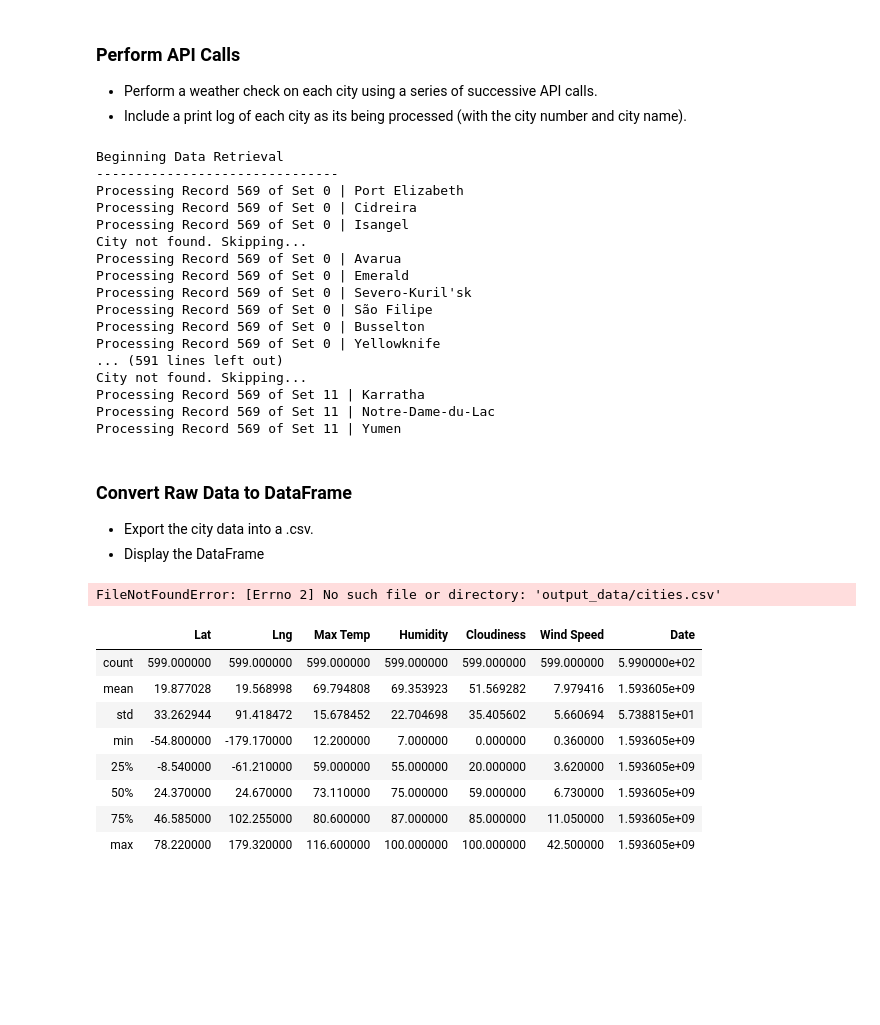
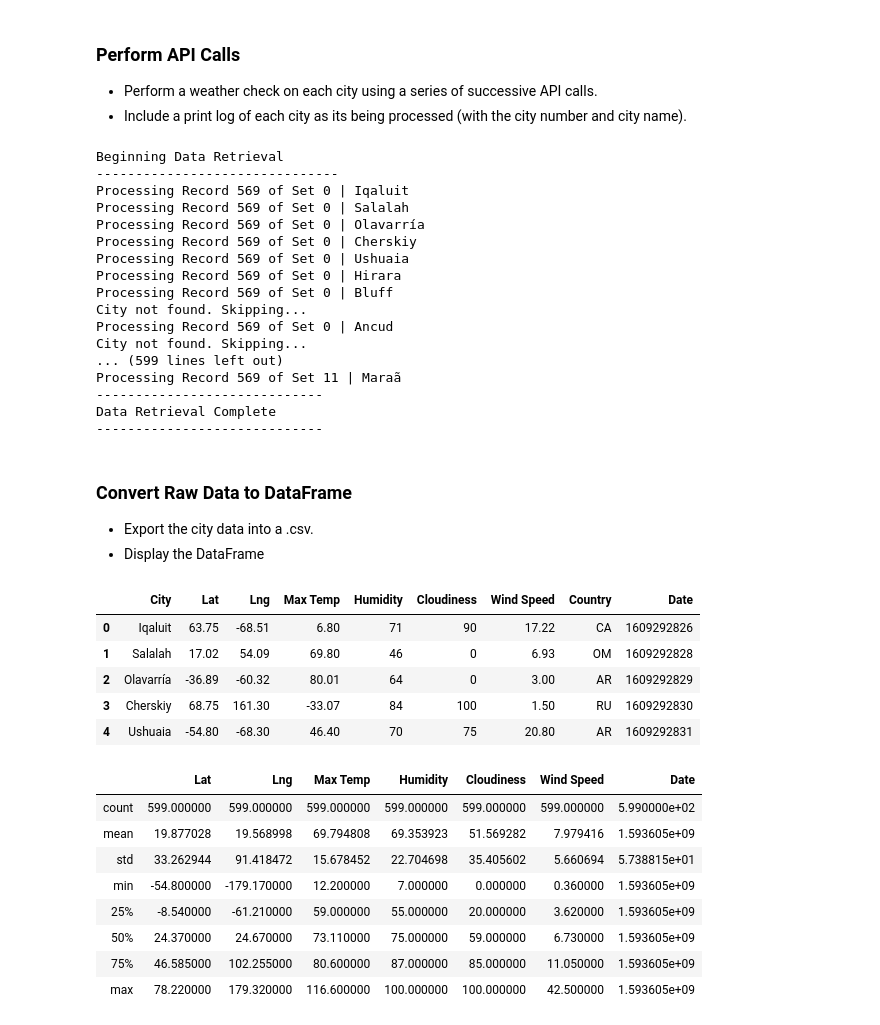
Before and after one commit to JRandle23/Python-API-Challenge, a Jupyter notebook: WeatherPy/WeatherPy.ipynb, the cells around one changed output. Cells and saved outputs as stored; diff of their text form; code cells hidden in the pictures; blank space fills up the shorter version.

```diff
--- a/WeatherPy/WeatherPy.ipynb
+++ b/WeatherPy/WeatherPy.ipynb
@@ -89,7 +89,7 @@ for city in cities:
         record += 1
     else:
         set_count += 1
-        record = 0
+        record = 1
 
     try:
         name.append(response["name"])
@@ -116,21 +116,21 @@ print("-----------------------------")
 # %% [output]
 Beginning Data Retrieval
 -------------------------------
-Processing Record 569 of Set 0 | Port Elizabeth
-Processing Record 569 of Set 0 | Cidreira
-Processing Record 569 of Set 0 | Isangel
+Processing Record 569 of Set 0 | Iqaluit
+Processing Record 569 of Set 0 | Salalah
+Processing Record 569 of Set 0 | Olavarría
+Processing Record 569 of Set 0 | Cherskiy
+Processing Record 569 of Set 0 | Ushuaia
+Processing Record 569 of Set 0 | Hirara
+Processing Record 569 of Set 0 | Bluff
 City not found. Skipping...
-Processing Record 569 of Set 0 | Avarua
-Processing Record 569 of Set 0 | Emerald
-Processing Record 569 of Set 0 | Severo-Kuril'sk
-Processing Record 569 of Set 0 | São Filipe
-Processing Record 569 of Set 0 | Busselton
-Processing Record 569 of Set 0 | Yellowknife
-... (591 lines left out)
+Processing Record 569 of Set 0 | Ancud
 City not found. Skipping...
-Processing Record 569 of Set 11 | Karratha
-Processing Record 569 of Set 11 | Notre-Dame-du-Lac
-Processing Record 569 of Set 11 | Yumen
+... (599 lines left out)
+Processing Record 569 of Set 11 | Maraã
+-----------------------------
+Data Retrieval Complete
+-----------------------------
 # %% [markdown]
 ### Convert Raw Data to DataFrame
 * Export the city data into a .csv.
@@ -138,17 +138,24 @@ Processing Record 569 of Set 11 | Yumen
 # %%
 city_weather = pd.DataFrame({"City": name,
                              "Lat": lat,
                              "Lng": lon,
                              "Max Temp": max_temp,
                              "Humidity": hum,
                              "Cloudiness": clouds,
                              "Wind Speed": wind_speed,
                              "Country": country,
                              "Date": date})
-city_weather.to_csv(output_data_file, index=True, header=True)
+output_file = os.path.join("..", "Output_Data", "cities.csv")
+
+city_weather.to_csv(output_file, index=True, header=True)
 city_weather.head()
 # %% [output]
-FileNotFoundError: [Errno 2] No such file or directory: 'output_data/cities.csv'
+|  | City | Lat | Lng | Max Temp | Humidity | Cloudiness | Wind Speed | Country | Date |
+| 0 | Iqaluit | 63.75 | -68.51 | 6.80 | 71 | 90 | 17.22 | CA | 1609292826 |
+| 1 | Salalah | 17.02 | 54.09 | 69.80 | 46 | 0 | 6.93 | OM | 1609292828 |
+| 2 | Olavarría | -36.89 | -60.32 | 80.01 | 64 | 0 | 3.00 | AR | 1609292829 |
+| 3 | Cherskiy | 68.75 | 161.30 | -33.07 | 84 | 100 | 1.50 | RU | 1609292830 |
+| 4 | Ushuaia | -54.80 | -68.30 | 46.40 | 70 | 75 | 20.80 | AR | 1609292831 |
 # %%
 # %% [output]
 |  | Lat | Lng | Max Temp | Humidity | Cloudiness | Wind Speed | Date |
```
Also changed, not shown: parts of 2 cells of this notebook, 1 other file.
